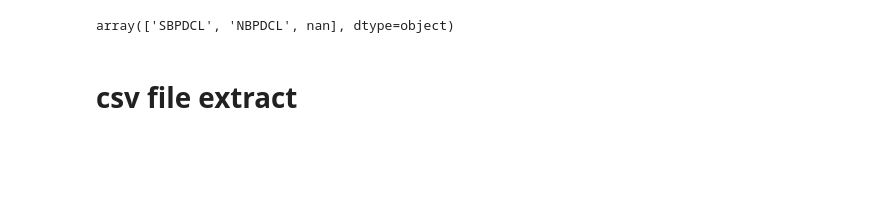
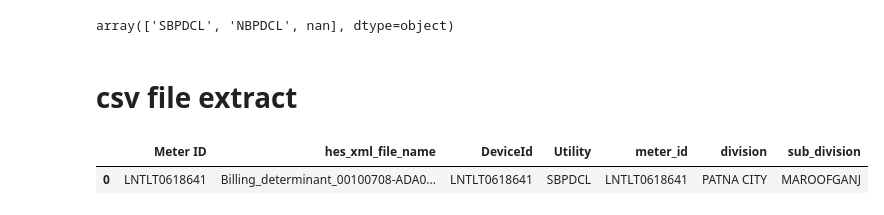
Before and after one commit to ratankj/EDF_XML_CODE, a Jupyter notebook: py_xml_refined_code.ipynb, the cells around one changed output. Saved outputs shown, nothing was run; the diff lists cells and outputs as text; code cells hidden in the pictures; blank space fills up the shorter version.

```diff
--- a/py_xml_refined_code.ipynb
+++ b/py_xml_refined_code.ipynb
@@ -340,6 +409,11 @@ DF_MDM_BP_XML_METER_NBPDCL.to_csv(r"C:\xml_format_file\output_file\DF_MDM_BP_XML
 df_merge_meter_xml_mdm_null_utility.to_csv(r"C:\xml_format_file\output_file\df_merge_meter_xml_mdm_null_utility.csv")
 DF_HES_BP_XML_METER_NBPDCL.to_csv(r"C:\xml_format_file\output_file\DF_HES_BP_XML_METER_NBPDCL.csv")
 DF_HES_BP_XML_METER_SBPDCL.to_csv(r"C:\xml_format_file\output_file\DF_HES_BP_XML_METER_SBPDCL.csv")
+# %%
+DF_HES_BP_XML_METER_SBPDCL.head(1)
+# %% [output]
+|  | Meter ID | hes_xml_file_name | DeviceId | Utility | meter_id | division | sub_division |
+| 0 | LNTLT0618641 | Billing_determinant_00100708-ADA0... | LNTLT0618641 | SBPDCL | LNTLT0618641 | PATNA CITY | MAROOFGANJ |
 # %%
 df_merge_meter_xml_mdm.count()
 # %% [output]
```
Also changed, not shown: parts of 39 cells of this notebook.
